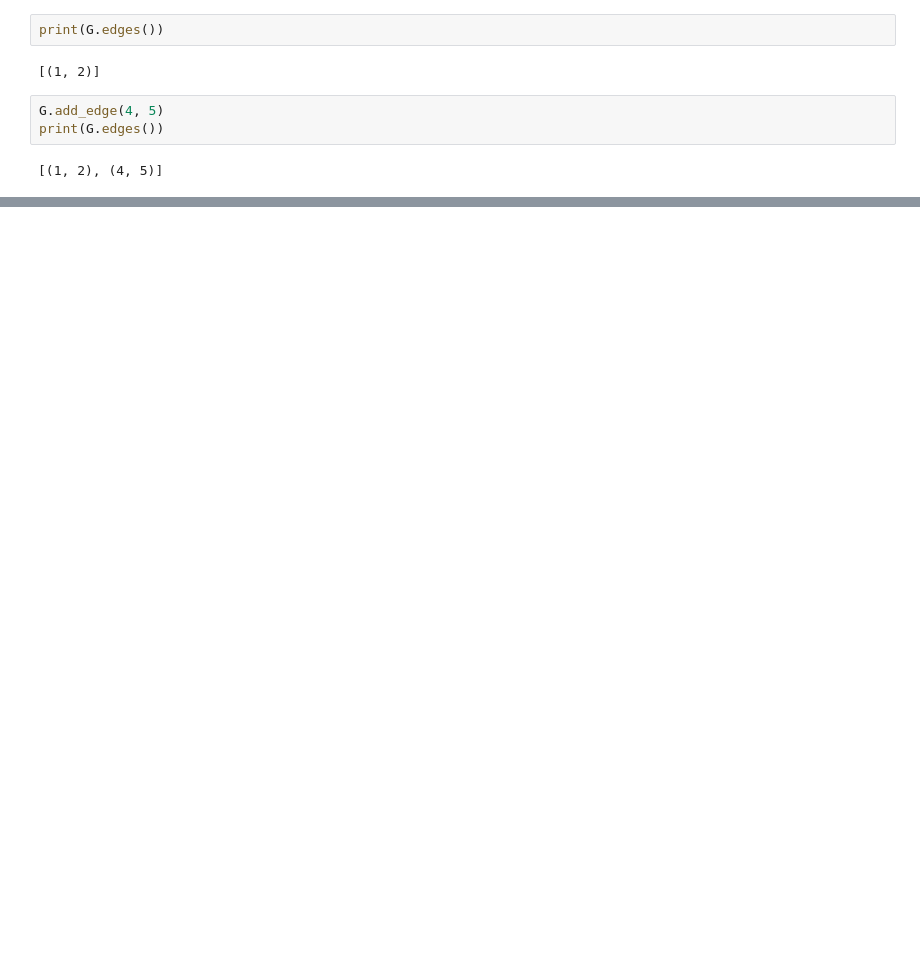
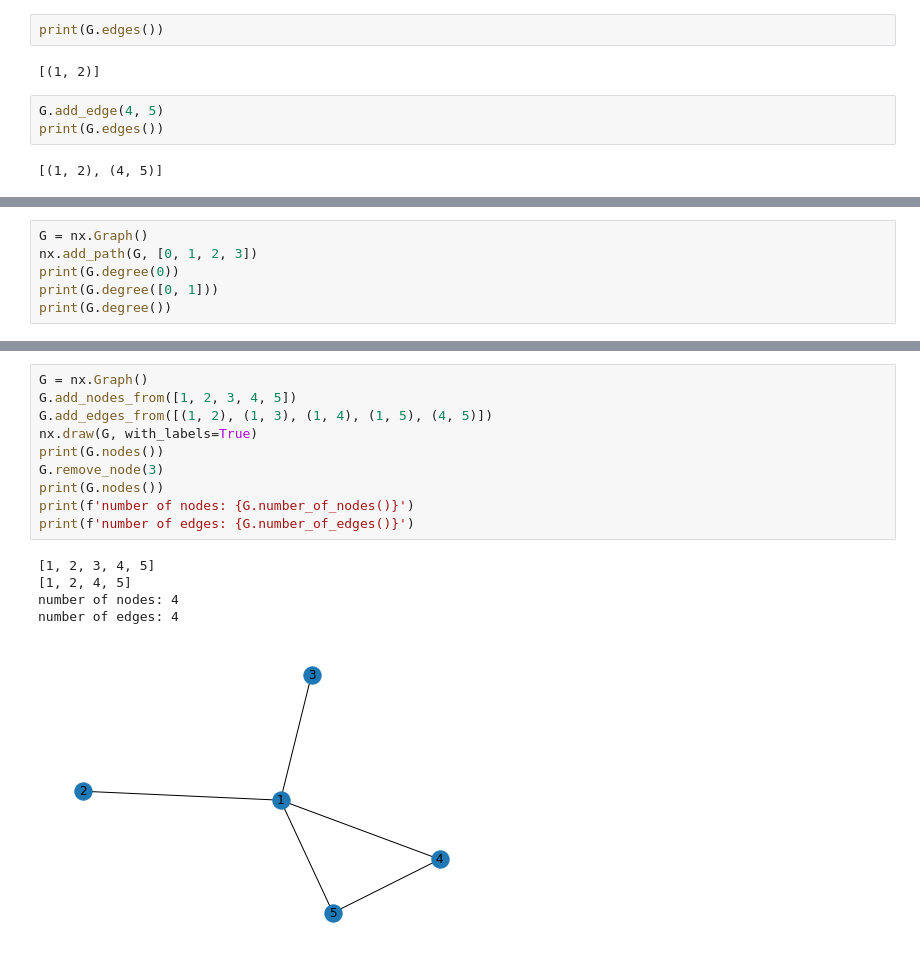
Before and after one commit to swleexz/TIL, a Jupyter notebook: 01_bigdata_ai_via_python/06_bigdata_analysis.ipynb, the cells around one changed output, grey strips where cells are left out. Cells and saved outputs as stored; diff of their text form; blank space fills up the shorter version.

```diff
--- a/01_bigdata_ai_via_python/06_bigdata_analysis.ipynb
+++ b/01_bigdata_ai_via_python/06_bigdata_analysis.ipynb
@@ -52,0 +74,6 @@ print(G.edges())
+# %%
+G = nx.Graph()
+nx.add_path(G, [0, 1, 2, 3])
+print(G.degree(0))
+print(G.degree([0, 1]))
+print(G.degree())
@@ -52,0 +142,16 @@ print(G.edges())
+# %%
+G = nx.Graph()
+G.add_nodes_from([1, 2, 3, 4, 5])
+G.add_edges_from([(1, 2), (1, 3), (1, 4), (1, 5), (4, 5)])
+nx.draw(G, with_labels=True)
+print(G.nodes())
+G.remove_node(3)
+print(G.nodes())
+print(f'number of nodes: {G.number_of_nodes()}')
+print(f'number of edges: {G.number_of_edges()}')
+# %% [output]
+[1, 2, 3, 4, 5]
+[1, 2, 4, 5]
+number of nodes: 4
+number of edges: 4
+[figure, added]
```
Also changed, not shown: parts of 45 cells of this notebook, 5 other files.
